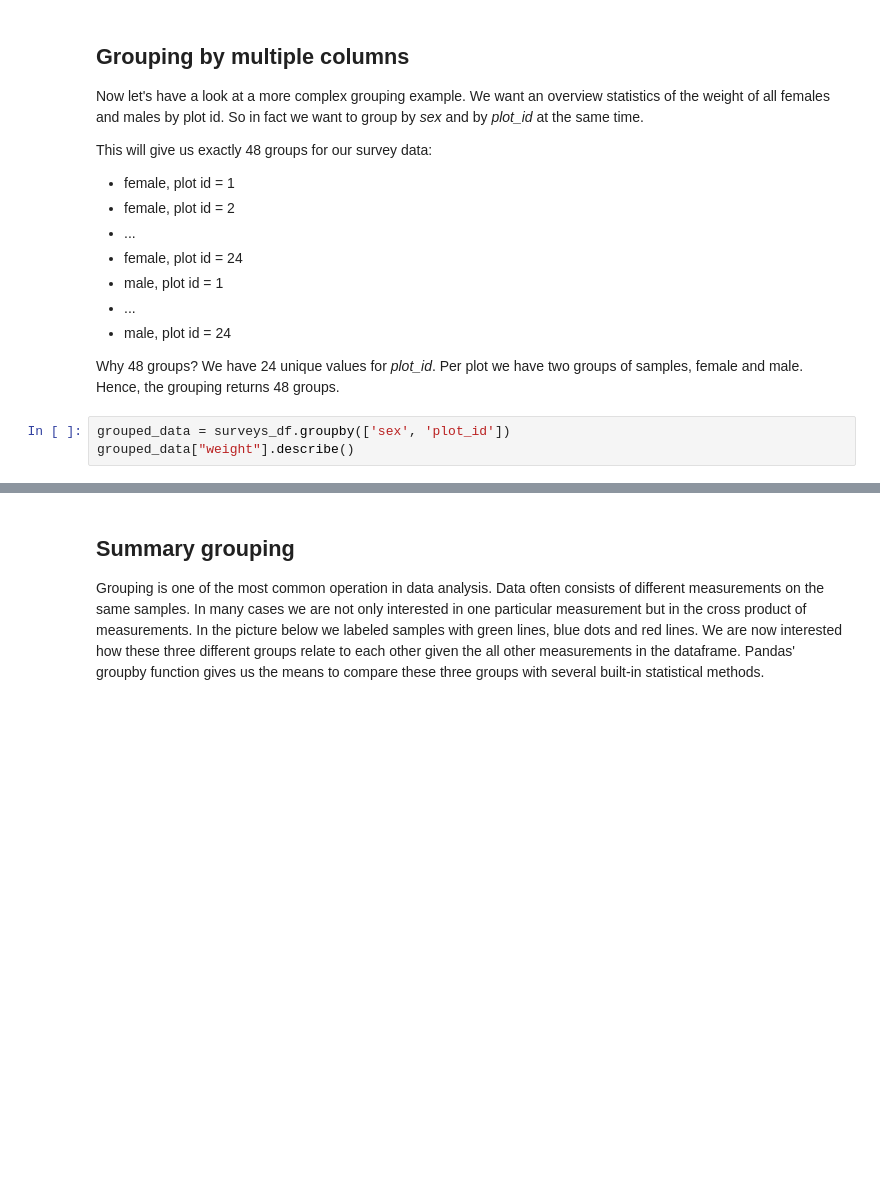
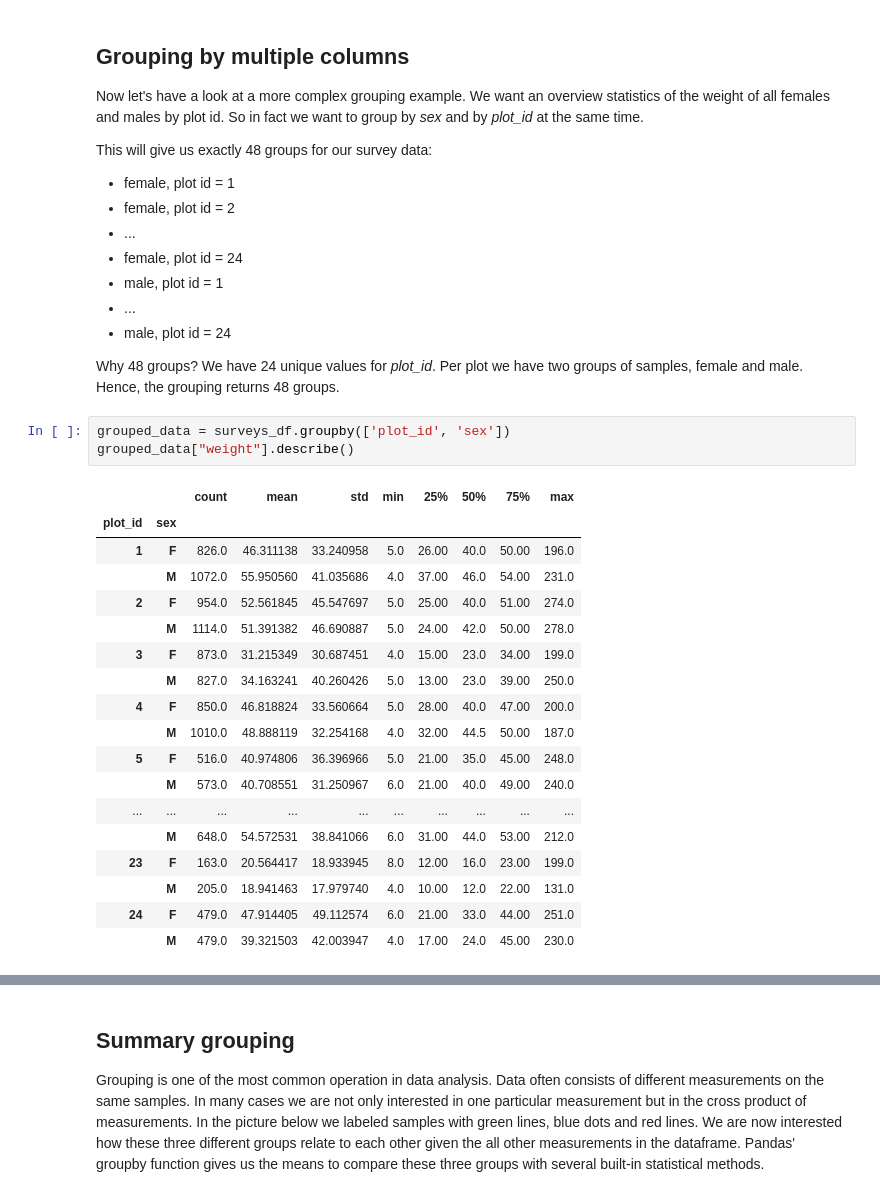
Before and after one commit to UtrechtUniversity/workshop-introduction-to-python, a Jupyter notebook: book/data-science-with-pandas-2.ipynb, the cells around one changed output, grey strips where cells are left out. Drawn from its saved outputs; the diff is of its cells as text; blank space fills up the shorter version.

```diff
--- a/book/data-science-with-pandas-2.ipynb
+++ b/book/data-science-with-pandas-2.ipynb
@@ -242,5 +308,24 @@ This will give us exactly 48 groups for our survey data:
 
 Why 48 groups? We have 24 unique values for *plot_id*. Per plot we have two groups of samples, female and male. Hence, the grouping returns 48 groups.
 # %%
-grouped_data = surveys_df.groupby(['sex', 'plot_id'])
+grouped_data = surveys_df.groupby(['plot_id', 'sex'])
 grouped_data["weight"].describe()
+# %% [output]
+|  |  | count | mean | std | min | 25% | 50% | 75% | max |
+| plot_id | sex |  |  |  |  |  |  |  |  |
+| 1 | F | 826.0 | 46.311138 | 33.240958 | 5.0 | 26.00 | 40.0 | 50.00 | 196.0 |
+|  | M | 1072.0 | 55.950560 | 41.035686 | 4.0 | 37.00 | 46.0 | 54.00 | 231.0 |
+| 2 | F | 954.0 | 52.561845 | 45.547697 | 5.0 | 25.00 | 40.0 | 51.00 | 274.0 |
+|  | M | 1114.0 | 51.391382 | 46.690887 | 5.0 | 24.00 | 42.0 | 50.00 | 278.0 |
+| 3 | F | 873.0 | 31.215349 | 30.687451 | 4.0 | 15.00 | 23.0 | 34.00 | 199.0 |
+|  | M | 827.0 | 34.163241 | 40.260426 | 5.0 | 13.00 | 23.0 | 39.00 | 250.0 |
+| 4 | F | 850.0 | 46.818824 | 33.560664 | 5.0 | 28.00 | 40.0 | 47.00 | 200.0 |
+|  | M | 1010.0 | 48.888119 | 32.254168 | 4.0 | 32.00 | 44.5 | 50.00 | 187.0 |
+| 5 | F | 516.0 | 40.974806 | 36.396966 | 5.0 | 21.00 | 35.0 | 45.00 | 248.0 |
+|  | M | 573.0 | 40.708551 | 31.250967 | 6.0 | 21.00 | 40.0 | 49.00 | 240.0 |
+| ... | ... | ... | ... | ... | ... | ... | ... | ... | ... |
+|  | M | 648.0 | 54.572531 | 38.841066 | 6.0 | 31.00 | 44.0 | 53.00 | 212.0 |
+| 23 | F | 163.0 | 20.564417 | 18.933945 | 8.0 | 12.00 | 16.0 | 23.00 | 199.0 |
+|  | M | 205.0 | 18.941463 | 17.979740 | 4.0 | 10.00 | 12.0 | 22.00 | 131.0 |
+| 24 | F | 479.0 | 47.914405 | 49.112574 | 6.0 | 21.00 | 33.0 | 44.00 | 251.0 |
+|  | M | 479.0 | 39.321503 | 42.003947 | 4.0 | 17.00 | 24.0 | 45.00 | 230.0 |
```
Also changed, not shown: parts of 24 cells of this notebook.
